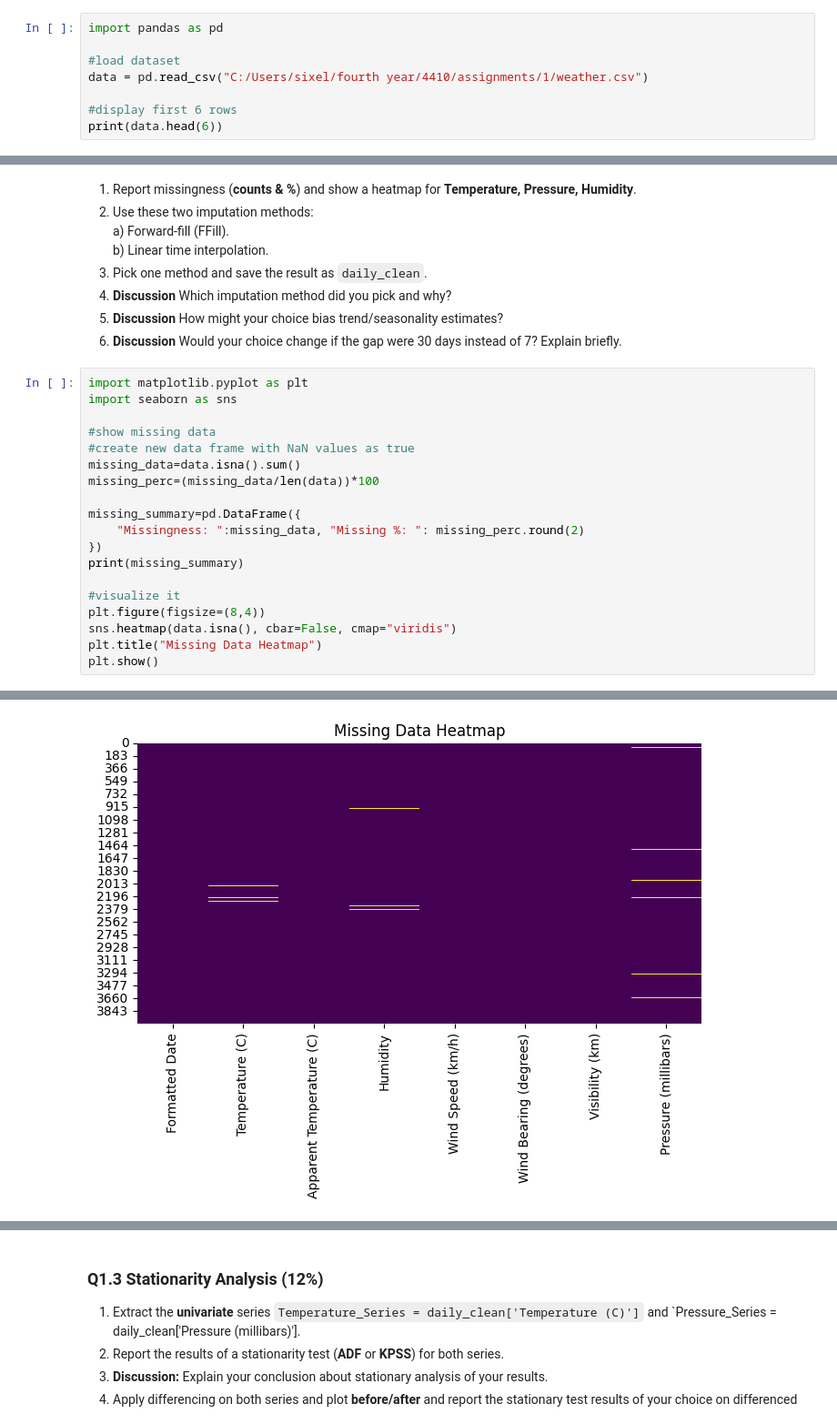
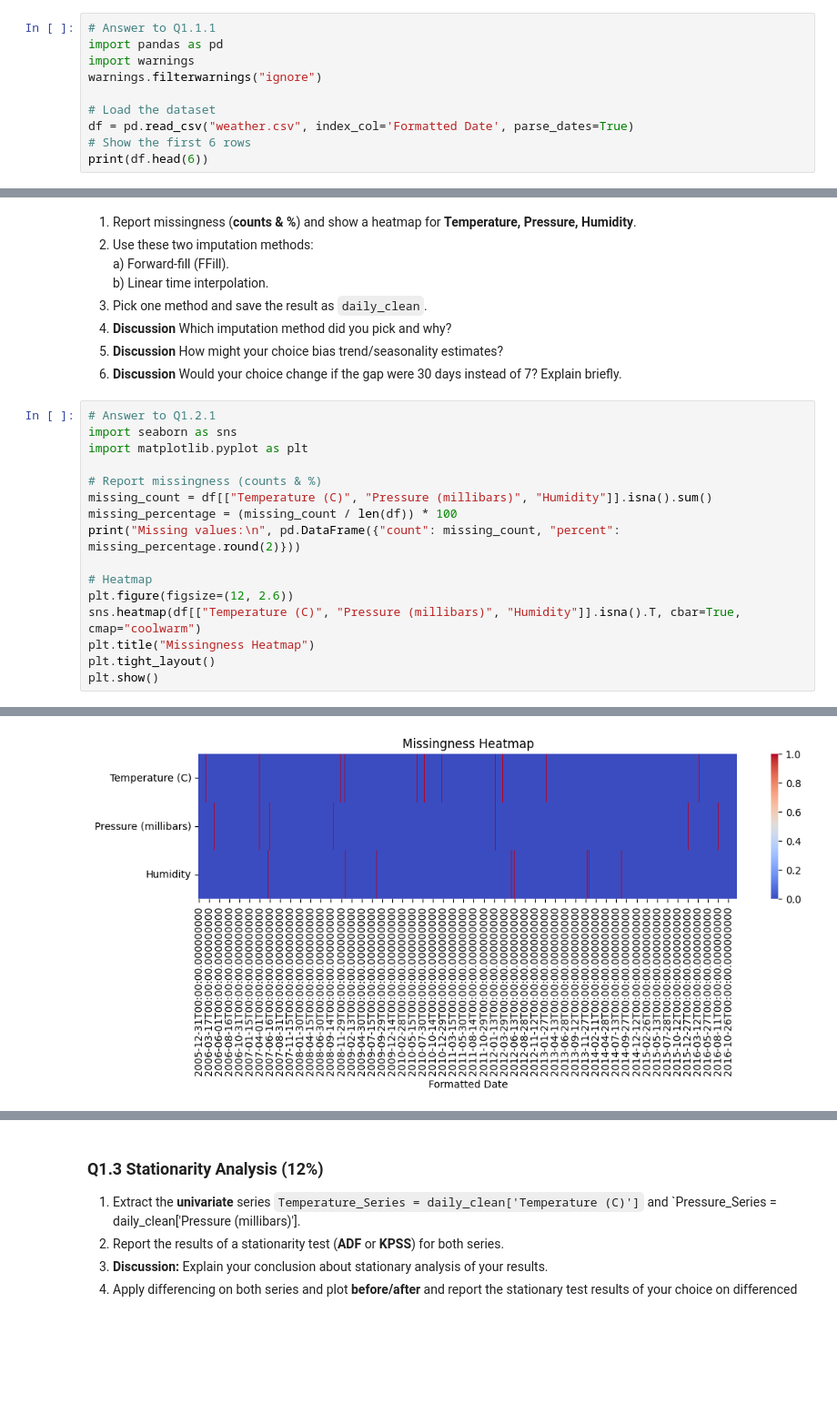
Before and after one commit to AdamDunn1437/4010_A1, a Jupyter notebook: Assignment1.ipynb, the cells around one changed output, grey strips where cells are left out. Shown: that part at 91% size. Saved outputs shown, nothing was run; the diff lists cells and outputs as text; blank space fills up the shorter version.

```diff
--- a/Assignment1.ipynb
+++ b/Assignment1.ipynb
@@ -27,11 +27,13 @@ Follow these steps before submitting your assignment:
 1. Load the dataset and print the **first 6 rows**.
 2. Encode categorical variables (one‑hot). *(If none, report "none.")*
 # %%
+# Answer to Q1.1.1
 import pandas as pd
+import warnings
+warnings.filterwarnings("ignore")
 
-#load dataset
-data = pd.read_csv("C:/Users/sixel/fourth year/4410/assignments/1/weather.csv")
-
-#display first 6 rows
-print(data.head(6))
+# Load the dataset
+df = pd.read_csv("weather.csv", index_col='Formatted Date', parse_dates=True)
+# Show the first 6 rows
+print(df.head(6))
 # %% [output]
@@ -78,22 +80,19 @@ one hot encoding applied to ... ['Formatted Date']
 5. **Discussion** How might your choice bias trend/seasonality estimates?
 6. **Discussion** Would your choice change if the gap were 30 days instead of 7? Explain briefly.
 # %%
+# Answer to Q1.2.1
+import seaborn as sns
 import matplotlib.pyplot as plt
-import seaborn as sns
 
-#show missing data
-#create new data frame with NaN values as true
-missing_data=data.isna().sum()
-missing_perc=(missing_data/len(data))*100
+# Report missingness (counts & %)
+missing_count = df[["Temperature (C)", "Pressure (millibars)", "Humidity"]].isna().sum()
+missing_percentage = (missing_count / len(df)) * 100
+print("Missing values:\n", pd.DataFrame({"count": missing_count, "percent": missing_percentage.round(2)}))
 
-missing_summary=pd.DataFrame({
-    "Missingness: ":missing_data, "Missing %: ": missing_perc.round(2)
-})
-print(missing_summary)
-
-#visualize it
-plt.figure(figsize=(8,4))
-sns.heatmap(data.isna(), cbar=False, cmap="viridis")
-plt.title("Missing Data Heatmap")
+# Heatmap
+plt.figure(figsize=(12, 2.6))
+sns.heatmap(df[["Temperature (C)", "Pressure (millibars)", "Humidity"]].isna().T, cbar=True, cmap="coolwarm")
+plt.title("Missingness Heatmap")
+plt.tight_layout()
 plt.show()
 # %% [output]
@@ -109,2 +104,2 @@ Pressure (millibars)                 47         1.17
-[figure, old version]
+[figure, new version]
 # %%
```
Also changed, not shown: parts of 42 cells of this notebook.
